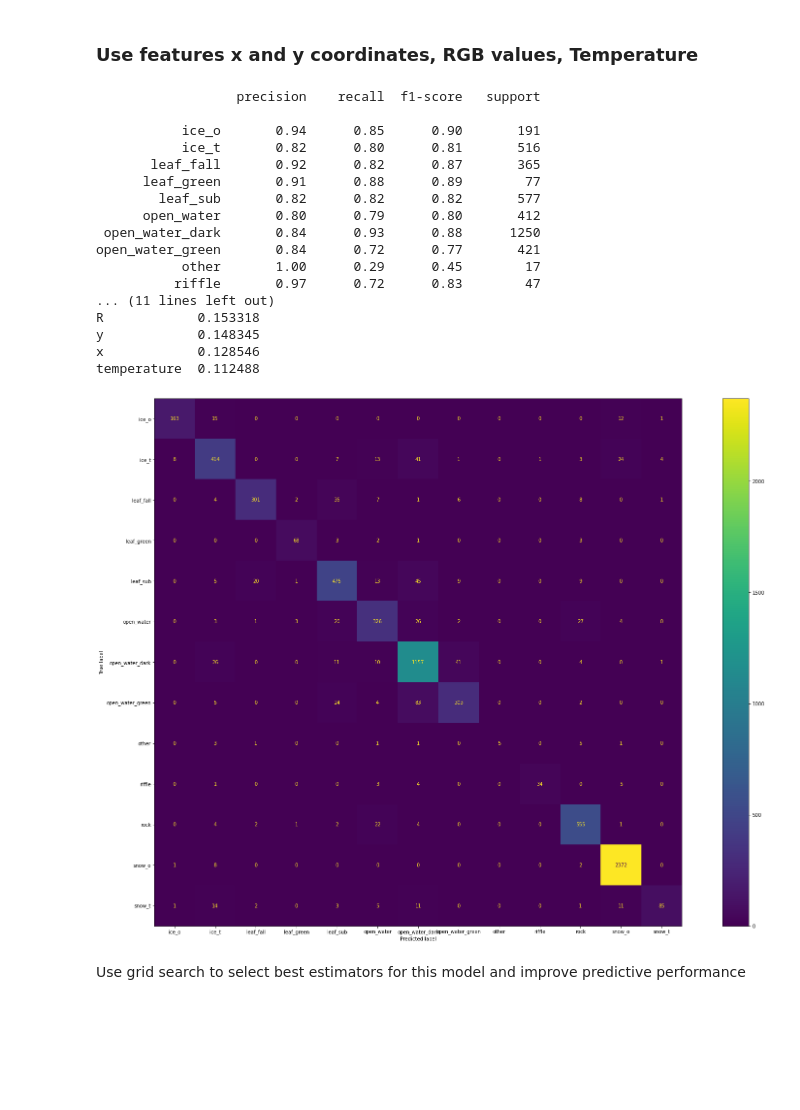
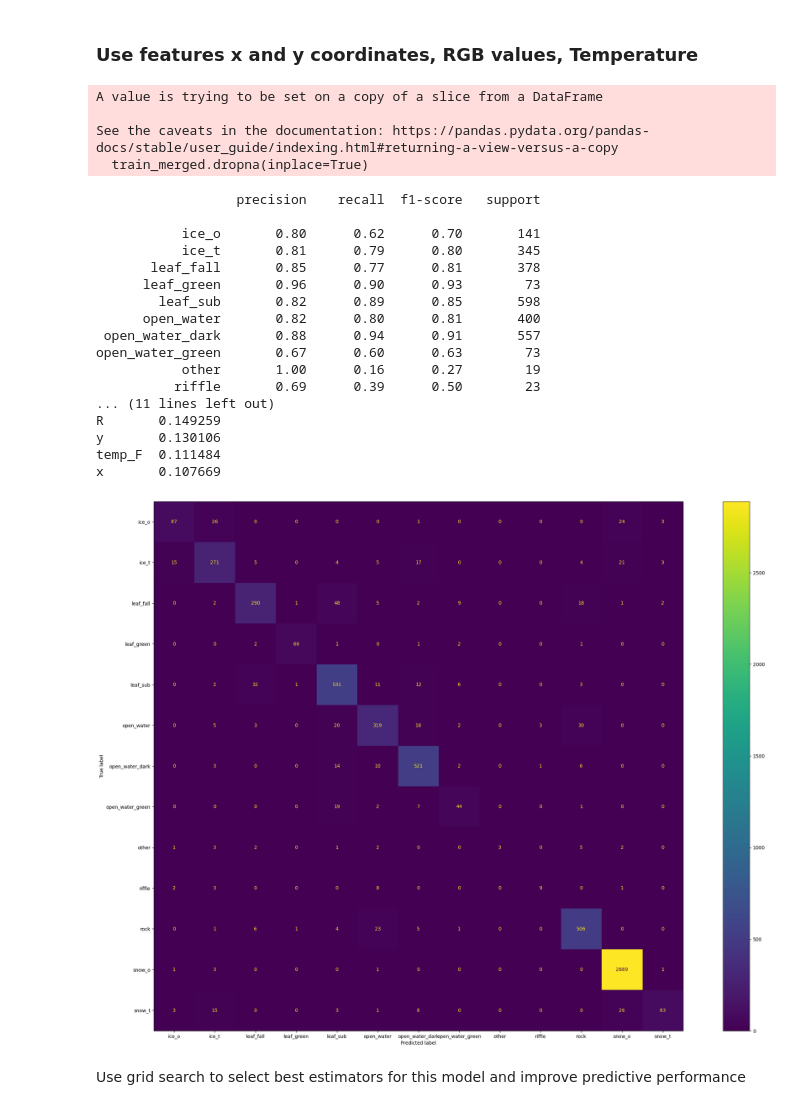
Before and after one commit to bini-a/hbwater_cameratrap_pheno, a Jupyter notebook: scripts/03 ML/ml_model.ipynb, the cells around one changed output. Saved outputs shown, nothing was run; the diff lists cells and outputs as text; code cells hidden in the pictures; blank space fills up the shorter version.

```diff
--- a/scripts/03 ML/ml_model.ipynb
+++ b/scripts/03 ML/ml_model.ipynb
@@ -14,11 +17,11 @@ from PIL import Image
 ## Data Preparation
 # %%
 # Merging Data from files with pixel info of annotated images( after wrangle_VIA_annotation)
-w_3 = pd.read_csv(r"pixels_df_1.csv")
-w_6_1= pd.read_csv(r"pixels_df_2.csv")
-w_6_2 = pd.read_csv(r"pixels_df_3.csv")
+w_3 = pd.read_csv("data/training_data/derived/pixels_df_1.csv")
+w_6_1= pd.read_csv("data/training_data/derived/pixels_df_2.csv")
+w_6_2 = pd.read_csv("data/training_data/derived/pixels_df_3.csv")
 # merge watershed folder 6
-w_6 = pd.concat([w_6_1, w_6_2])
+w_6 = pd.concat([w_6_1, w_6_2]) #this data had the cols [x, y, R, G, B, date, time, orig_name (filename), watershed, temperature, class]
 # %%
 w_6.head()
 # %% [output]
@@ -72,6 +84,6 @@ merged = pd.get_dummies(merged, columns=["season"], prefix=["season"] )
 # %%
 # fill missing temperature from previous row
-merged.temperature = merged.temperature.fillna(method="ffill")
+merged.temperature = merged.temperature.ffill()
 merged.dropna(inplace=True)
 # %%
 # save csv
@@ -83,8 +95,8 @@ def pick_samples(df):
     '''
     sampled_df = df.head(1)
     max_class_size = 100
-    for date in df.orig_name.unique():
-        date_grouped = df[df.orig_name==date]
+    for date in df.filename.unique(): #change orig_name to filename
+        date_grouped = df[df.filename==date] #change orig_name to filename
         nth = len(date_grouped)//max_class_size
         if nth==0:
             sampled_df = pd.concat([sampled_df,date_grouped])
@@ -112,3 +124,10 @@ sample_merged.head()
+# %%
+#convert 35F to double
+import re
+#re.search(r'\d+', "30F").group()
+sample_merged["temp_F"] = sample_merged.apply(lambda row: re.search(r'\d+', row["temperature"]).group(), axis = 1)
+sample_merged["temp_F"] = pd.to_numeric(sample_merged["temp_F"])
+#re.search(r'\d+', sample_merged["temperature"]).group()
 # %%
 # save sample csv
 sample_merged.to_csv("sample_merged.csv", index=False)
@@ -174,29 +196,33 @@ def plot_cm(y_test, rfc_pred):
 ### Use features x and y coordinates, RGB values, Temperature
 # %%
 # using x,y,RGB, temp
-train_merged = sample_merged[["x","y","R","G","B", "temperature", "class"]]
+train_merged = sample_merged[["x","y","R","G","B", "temp_F", "class"]] #changed to numeric temp from temperature
 train_merged.dropna(inplace=True)
 rfc, rfc_pred,feature_val,  X_train, X_test, y_train, y_test = split_fit_basic_report(train_merged)
 plot_cm(y_test, rfc_pred)
 # %% [output]
-                  precision    recall  f1-score   support
+A value is trying to be set on a copy of a slice from a DataFrame
 
-           ice_o       0.94      0.85      0.90       191
-           ice_t       0.82      0.80      0.81       516
-       leaf_fall       0.92      0.82      0.87       365
-      leaf_green       0.91      0.88      0.89        77
-        leaf_sub       0.82      0.82      0.82       577
-      open_water       0.80      0.79      0.80       412
- open_water_dark       0.84      0.93      0.88      1250
-open_water_green       0.84      0.72      0.77       421
-           other       1.00      0.29      0.45        17
-          riffle       0.97      0.72      0.83        47
-... (11 lines left out)
-R            0.153318
-y            0.148345
-x            0.128546
-temperature  0.112488
+See the caveats in the documentation: https://pandas.pydata.org/pandas-docs/stable/user_guide/indexing.html#returning-a-view-versus-a-copy
+  train_merged.dropna(inplace=True)
+                  precision    recall  f1-score   support
+
+           ice_o       0.80      0.62      0.70       141
+           ice_t       0.81      0.79      0.80       345
+       leaf_fall       0.85      0.77      0.81       378
+      leaf_green       0.96      0.90      0.93        73
+        leaf_sub       0.82      0.89      0.85       598
+      open_water       0.82      0.80      0.81       400
+ open_water_dark       0.88      0.94      0.91       557
+open_water_green       0.67      0.60      0.63        73
+           other       1.00      0.16      0.27        19
+          riffle       0.69      0.39      0.50        23
+... (11 lines left out)
+R       0.149259
+y       0.130106
+temp_F  0.111484
+x       0.107669
-[figure, old version]
+[figure, new version]
 # %% [markdown]
 Use grid search to select best estimators for this model and improve predictive performance
 # %%
```
Also changed, not shown: parts of 18 cells of this notebook, 3 other files.
